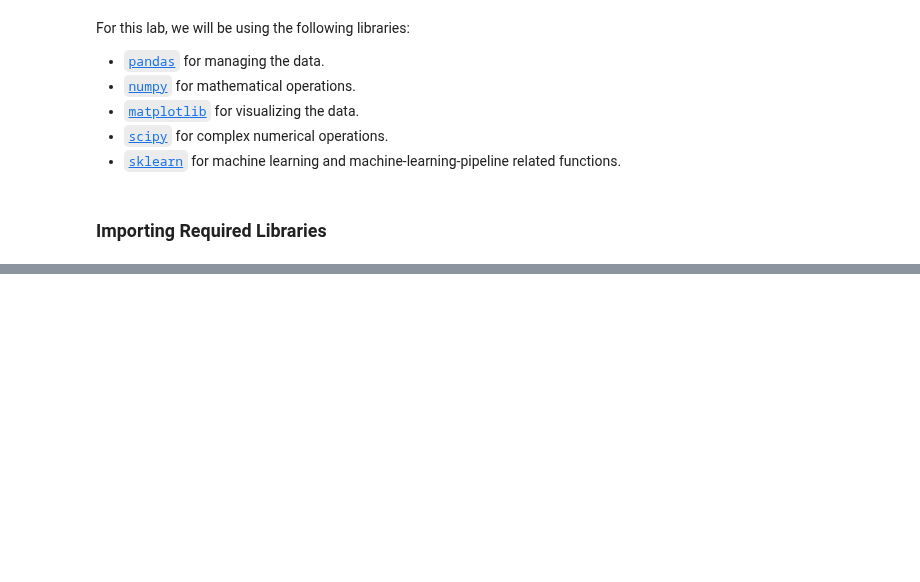
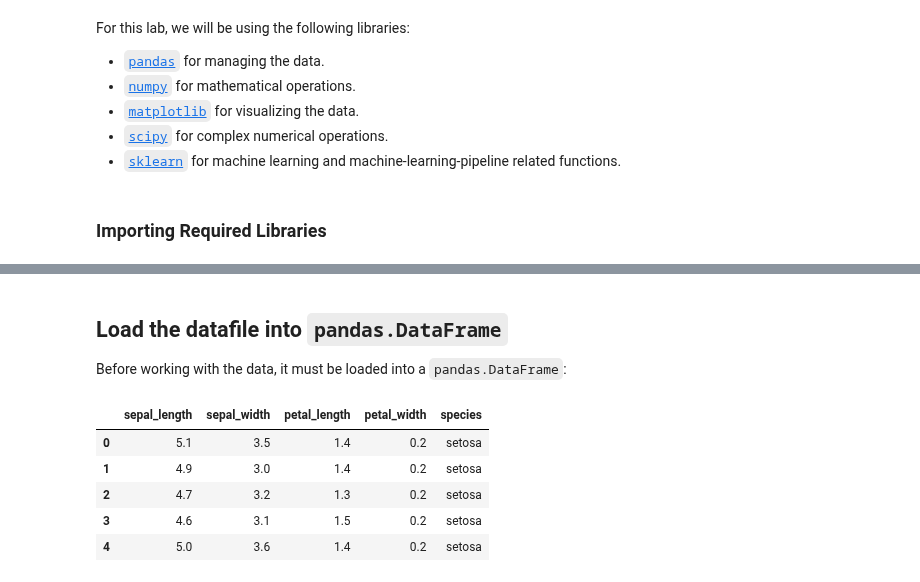
Before and after one commit to Mark-Barbaric/IBM_Machine_Learning_Certificate, a Jupyter notebook: Unsupervised_Machine_Learning/week2/distance_metrics_lab.ipynb, the cells around one changed output, grey strips where cells are left out. Cells and saved outputs as stored; diff of their text form; code cells hidden in the pictures; blank space fills up the shorter version.

```diff
--- a/Unsupervised_Machine_Learning/week2/distance_metrics_lab.ipynb
+++ b/Unsupervised_Machine_Learning/week2/distance_metrics_lab.ipynb
@@ -108,0 +151,13 @@ For this lab, we will be using the following libraries:
+# %% [markdown]
+## Load the datafile into `pandas.DataFrame`
+
+Before working with the data, it must be loaded into a `pandas.DataFrame`:
+# %%
+df = pd.read_csv('https://cf-courses-data.s3.us.cloud-object-storage.appdomain.cloud/IBM-ML0187EN-SkillsNetwork/labs/module%202/iris.csv')
+# %% [output]
+|  | sepal_length | sepal_width | petal_length | petal_width | species |
+| 0 | 5.1 | 3.5 | 1.4 | 0.2 | setosa |
+| 1 | 4.9 | 3.0 | 1.4 | 0.2 | setosa |
+| 2 | 4.7 | 3.2 | 1.3 | 0.2 | setosa |
+| 3 | 4.6 | 3.1 | 1.5 | 0.2 | setosa |
+| 4 | 5.0 | 3.6 | 1.4 | 0.2 | setosa |
```
Also changed, not shown: parts of 16 cells of this notebook.
